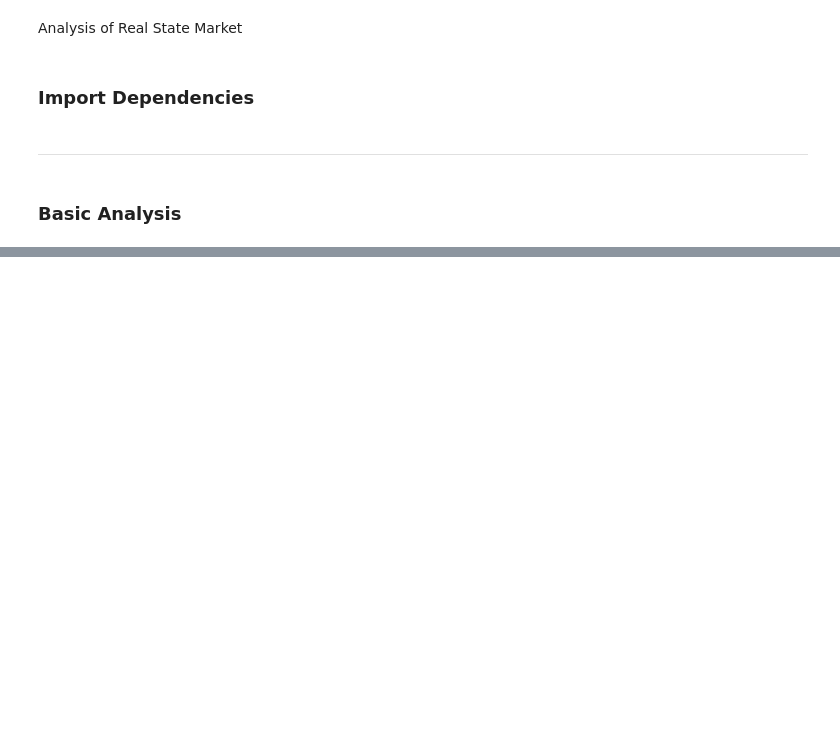
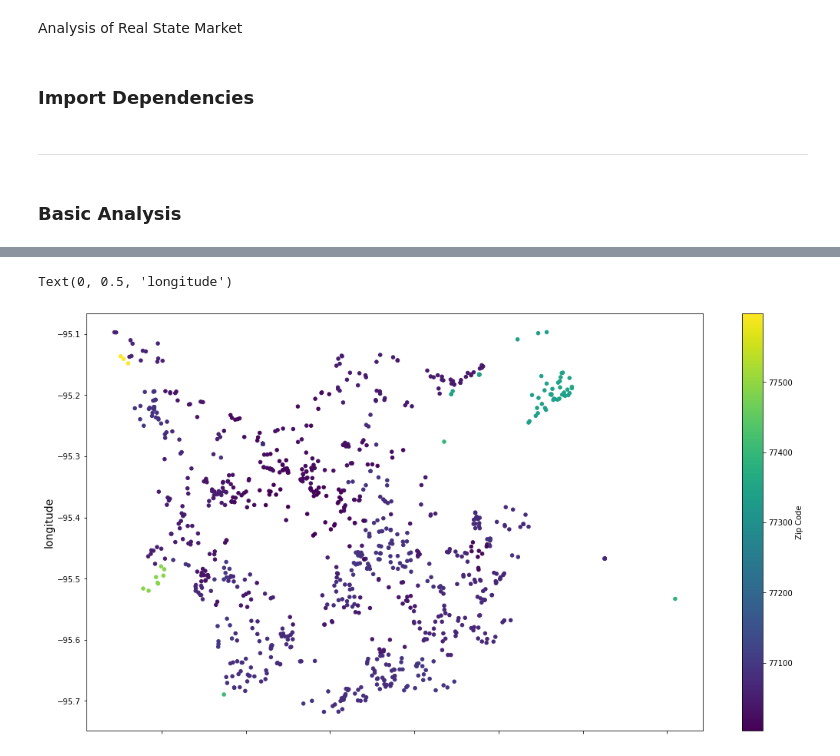
Before and after one commit to gpivaro/Project_3, a Jupyter notebook: Real_State_Analysis.ipynb, the cells around one changed output, grey strips where cells are left out. Saved outputs shown, nothing was run; the diff lists cells and outputs as text; code cells hidden in the pictures; blank space fills up the shorter version.

```diff
--- a/Real_State_Analysis.ipynb
+++ b/Real_State_Analysis.ipynb
@@ -85,0 +119,7 @@ Text(0, 0.5, 'longitude')
+# %%
+ax1 = SQL_Query_df.plot.scatter(x='latitude',y='longitude',c='Zip Code', colormap='viridis',figsize=(18,10))
+ax1.set_xlabel("latitude", fontsize=14)
+ax1.set_ylabel("longitude", fontsize=14)
+# %% [output]
+Text(0, 0.5, 'longitude')
+[figure, added]
```
Also changed, not shown: parts of 11 cells of this notebook, 4 other files.
